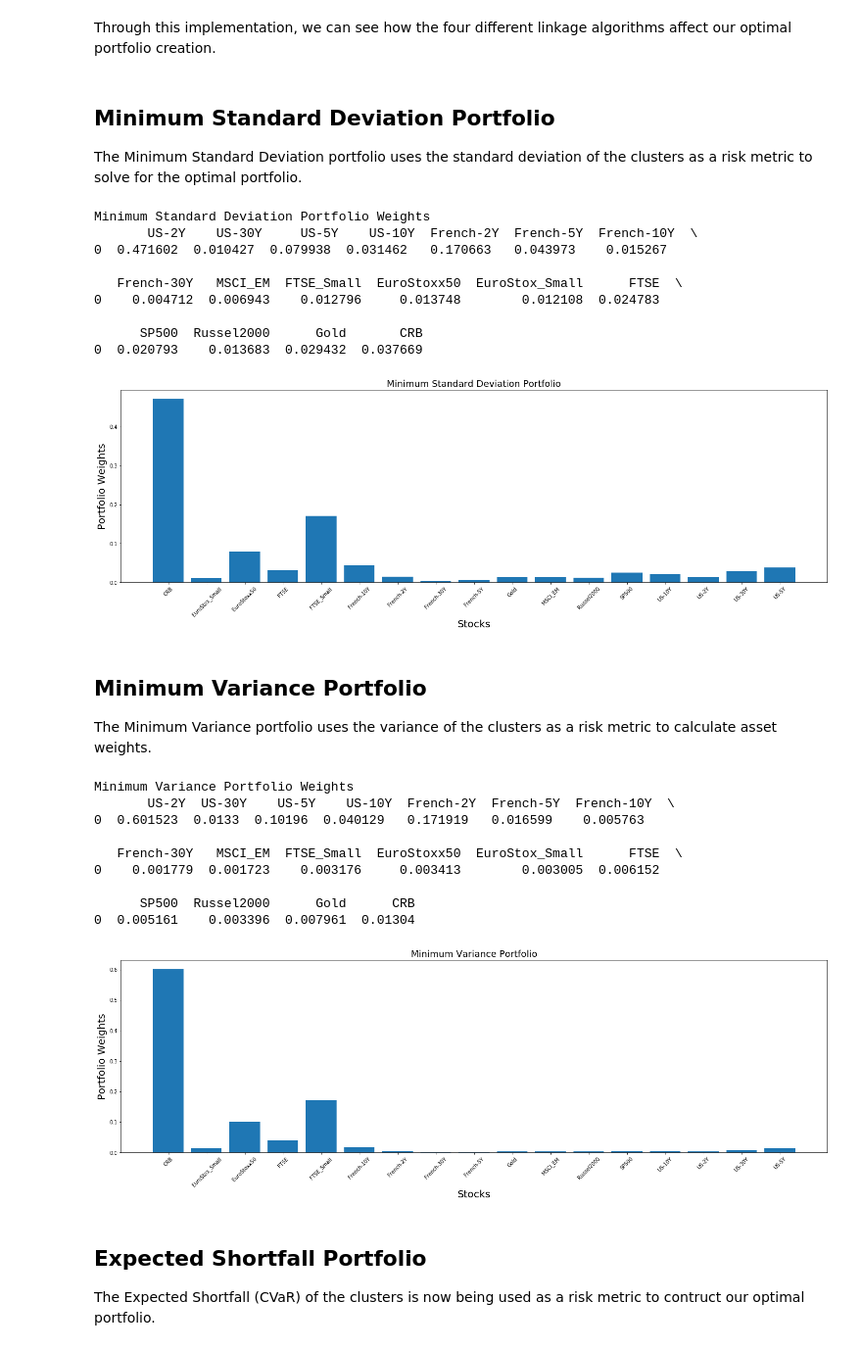
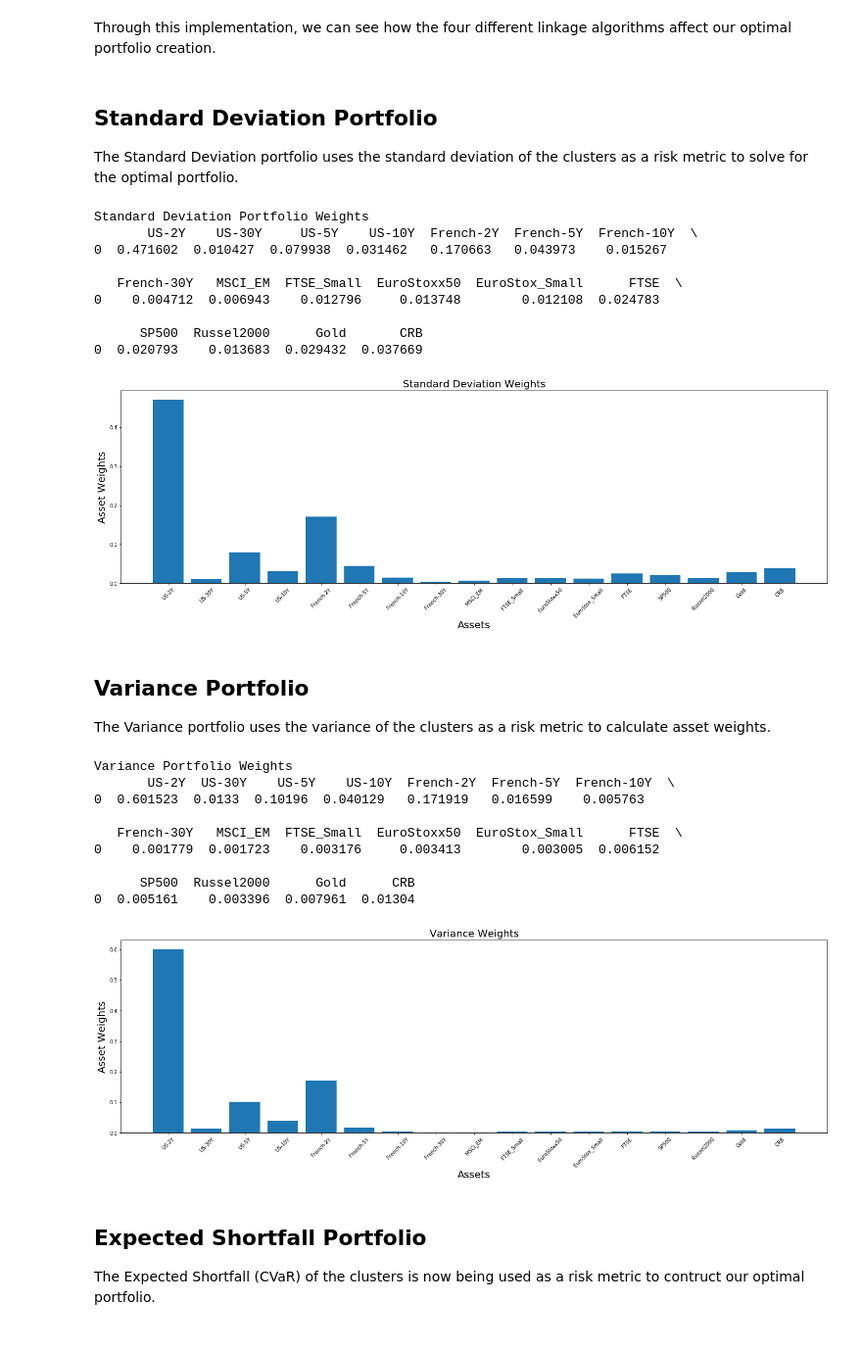
Before and after one commit to tzw101/research, a Jupyter notebook: Portfolio Optimisation Tutorials/Hierarchical Clustering Asset Allocation (HCAA)/HCAA Tutorial Notebook.ipynb, the cells around one changed output. Shown at 98% size. Cells and saved outputs as stored; diff of their text form; code cells hidden in the pictures.

```diff
--- a/Portfolio Optimisation Tutorials/Hierarchical Clustering Asset Allocation (HCAA)/HCAA Tutorial Notebook.ipynb
+++ b/Portfolio Optimisation Tutorials/Hierarchical Clustering Asset Allocation (HCAA)/HCAA Tutorial Notebook.ipynb
@@ -253,19 +253,19 @@ plt.show()
 # %% [markdown]
 Through this implementation, we can see how the four different linkage algorithms affect our optimal portfolio creation.
 # %% [markdown]
-## Minimum Standard Deviation Portfolio
-The Minimum Standard Deviation portfolio uses the standard deviation of the clusters as a risk metric to solve for the optimal portfolio.
+## Standard Deviation Portfolio
+The Standard Deviation portfolio uses the standard deviation of the clusters as a risk metric to solve for the optimal portfolio.
 # %%
-# HCAA implementation with minimum_standard_deviation solution
+# HCAA implementation with standard_deviation solution
 hcaaMSD = HierarchicalClusteringAssetAllocation()
 hcaaMSD.allocate(asset_names=stock_prices.columns,
                  asset_prices=stock_prices,
                  optimal_num_clusters=6,
                  risk_measure='standard_deviation')
 
-print("Minimum Standard Deviation Portfolio Weights \n", hcaaMSD.weights)
+print("Standard Deviation Portfolio Weights \n", hcaaMSD.weights)
 # %% [output]
-Minimum Standard Deviation Portfolio Weights
+Standard Deviation Portfolio Weights
        US-2Y    US-30Y     US-5Y    US-10Y  French-2Y  French-5Y  French-10Y  \
 0  0.471602  0.010427  0.079938  0.031462   0.170663   0.043973    0.015267
 
@@ -275,35 +275,33 @@ Minimum Standard Deviation Portfolio Weights
       SP500  Russel2000      Gold       CRB
 0  0.020793    0.013683  0.029432  0.037669
 # %%
-# plotting our Minimum Standard Deviation portfolio
-MSD_weights = hcaaMSD.weights
-MSD_weights = MSD_weights.values.tolist()
-MSD_weights = [item for sublist in MSD_weights for item in sublist]
-y_pos = np.arange(len(stock_prices.columns))
+# plotting our optimal portfolio
+hcaaMSD_weights = hcaaMSD.weights
+y_pos = np.arange(len(hcaaMSD_weights.columns))
 
 plt.figure(figsize=(25,7))
-plt.bar(y_pos, MSD_weights)
-plt.xticks(y_pos, sorted(hcaaMSD.weights), rotation=45, size=10)
-plt.xlabel('Stocks', size=20)
-plt.ylabel('Portfolio Weights', size=20)
-plt.title('Minimum Standard Deviation Portfolio', size=18)
+plt.bar(list(hcaaMSD_weights.columns), hcaaMSD_weights.values[0])
+plt.xticks(y_pos, rotation=45, size=10)
+plt.xlabel('Assets', size=20)
+plt.ylabel('Asset Weights', size=20)
+plt.title('Standard Deviation Weights', size=20)
 plt.show()
 # %% [output]
-[figure, old version]
+[figure, new version]
 # %% [markdown]
-## Minimum Variance Portfolio
-The Minimum Variance portfolio uses the variance of the clusters as a risk metric to calculate asset weights.
+## Variance Portfolio
+The Variance portfolio uses the variance of the clusters as a risk metric to calculate asset weights.
 # %%
-# HCAA implementation with equal_weighting solution
+# HCAA implementation with variance solution
 hcaaMV = HierarchicalClusteringAssetAllocation()
 hcaaMV.allocate(asset_names=stock_prices.columns,
                 asset_prices=stock_prices,
                 optimal_num_clusters=6,
                 risk_measure='variance')
 
-print("Minimum Variance Portfolio Weights \n", hcaaMV.weights)
+print("Variance Portfolio Weights \n", hcaaMV.weights)
 # %% [output]
-Minimum Variance Portfolio Weights
+Variance Portfolio Weights
        US-2Y  US-30Y    US-5Y    US-10Y  French-2Y  French-5Y  French-10Y  \
 0  0.601523  0.0133  0.10196  0.040129   0.171919   0.016599    0.005763
 
@@ -313,21 +311,19 @@ Minimum Variance Portfolio Weights
       SP500  Russel2000      Gold      CRB
 0  0.005161    0.003396  0.007961  0.01304
 # %%
-# plotting our Equal Weighting portfolio
-MV_weights = hcaaMV.weights[hcaaMSD.weights.columns]
-MV_weights = MV_weights.values.tolist()
-MV_weights = [item for sublist in MV_weights for item in sublist]
-y_pos = np.arange(len(stock_prices.columns))
+# plotting our optimal portfolio
+hcaaMV_weights = hcaaMV.weights
+y_pos = np.arange(len(hcaaMV_weights.columns))
 
 plt.figure(figsize=(25,7))
-plt.bar(y_pos, MV_weights)
-plt.xticks(y_pos, sorted(hcaaMV.weights), rotation=45, size=10)
-plt.xlabel('Stocks', size=20)
-plt.ylabel('Portfolio Weights', size=20)
-plt.title('Minimum Variance Portfolio', size=18)
+plt.bar(list(hcaaMV_weights.columns), hcaaMV_weights.values[0])
+plt.xticks(y_pos, rotation=45, size=10)
+plt.xlabel('Assets', size=20)
+plt.ylabel('Asset Weights', size=20)
+plt.title('Variance Weights', size=20)
 plt.show()
 # %% [output]
-[figure, old version]
+[figure, new version]
 # %% [markdown]
 ## Expected Shortfall Portfolio
 The Expected Shortfall (CVaR) of the clusters is now being used as a risk metric to contruct our optimal portfolio.
```
Also changed, not shown: parts of 6 cells of this notebook.
